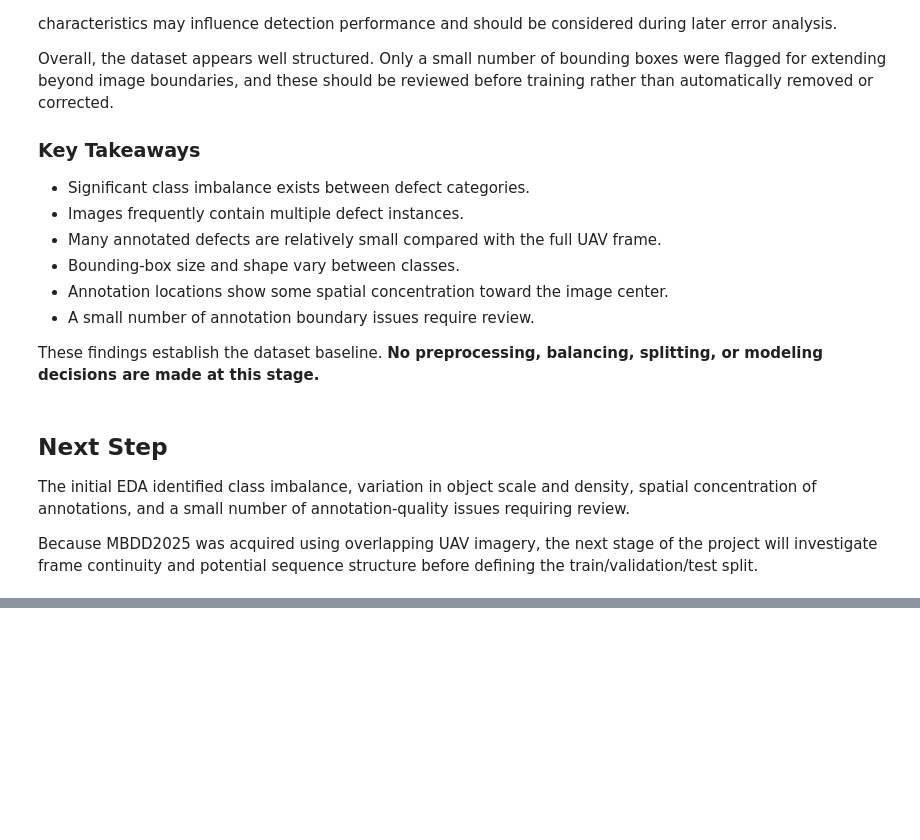
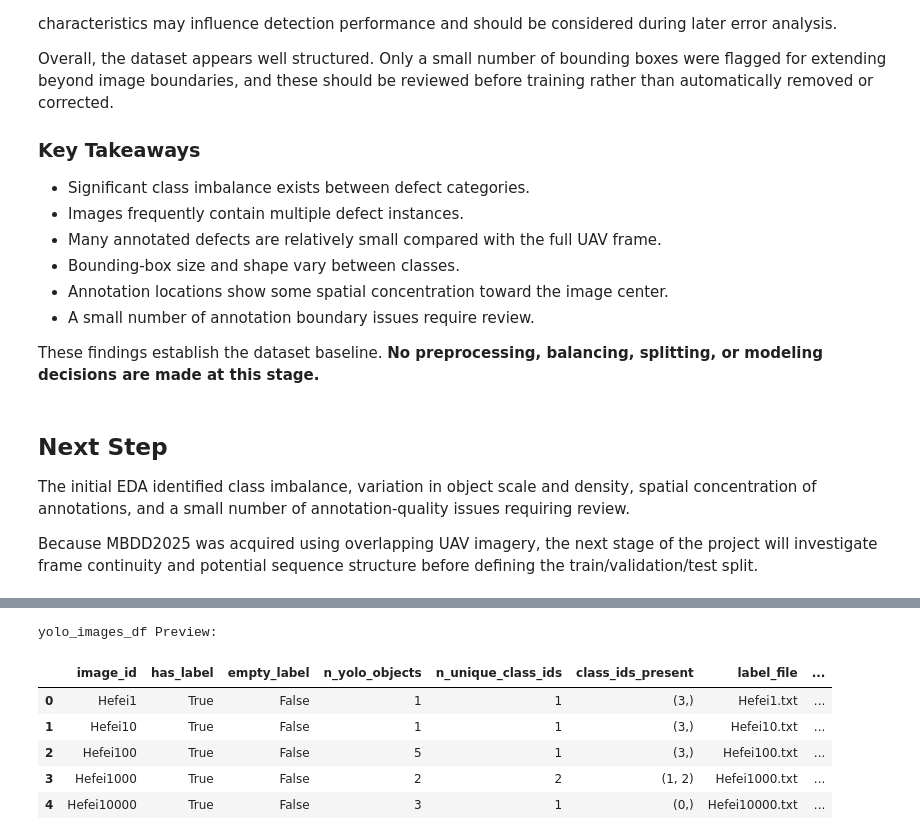
Before and after one commit to Ouriel91/ai-deep-learning-course, a Jupyter notebook: project_02_mbdd2025/project_2_Ouri_Ilya.ipynb, the cells around one changed output, grey strips where cells are left out. Saved outputs shown, nothing was run; the diff lists cells and outputs as text; code cells hidden in the pictures; blank space fills up the shorter version.

Commit message:
finish first phase project

```diff
--- a/project_02_mbdd2025/project_2_Ouri_Ilya.ipynb
+++ b/project_02_mbdd2025/project_2_Ouri_Ilya.ipynb
@@ -645,0 +1064,59 @@ Because MBDD2025 was acquired using overlapping UAV imagery, the next stage of t
+# %%
+# 17.5 BUILD yolo_images_df
+
+# Group objects to get image-level statistics
+yolo_obj_grouped = yolo_objects_df.groupby('image_id').agg({
+    'class_id': [lambda x: tuple(sorted(set(x))), 'nunique', 'count'],
+    'label_file': 'first'
+})
+yolo_obj_grouped.columns = ['class_ids_present', 'n_unique_class_ids', 'n_yolo_objects', 'label_file']
+
+yolo_img_data = []
+for i_id in sorted(list(valid_image_ids)):
+    has_label = i_id in label_map
+    label_path = label_map.get(i_id)
+
+    if i_id in yolo_obj_grouped.index:
+        stats = yolo_obj_grouped.loc[i_id]
+        empty_label = False
+        n_objs = stats['n_yolo_objects']
+        n_uniq = stats['n_unique_class_ids']
+        classes = stats['class_ids_present']
+        l_file = stats['label_file']
+    else:
+        empty_label = True if has_label else False
+        n_objs = 0
+        n_uniq = 0
+        classes = ()
+        l_file = label_path.name if has_label else None
+
+    yolo_img_data.append({
+        'image_id': i_id,
+        'has_label': has_label,
+        'empty_label': empty_label,
+        'n_yolo_objects': n_objs,
+        'n_unique_class_ids': n_uniq,
+        'class_ids_present': classes,
+        'label_file': l_file
+    })
+
+yolo_images_df = pd.DataFrame(yolo_img_data)
+
+# Attach split from split_manifest
+yolo_images_df = yolo_images_df.merge(
+    split_manifest,
+    on='image_id',
+    how='left',
+    validate='one_to_one'
+)
+
+print("yolo_images_df Preview:")
+display(yolo_images_df.head())
+# %% [output]
+yolo_images_df Preview:
+|  | image_id | has_label | empty_label | n_yolo_objects | n_unique_class_ids | class_ids_present | label_file | ... |
+| 0 | Hefei1 | True | False | 1 | 1 | (3,) | Hefei1.txt | ... |
+| 1 | Hefei10 | True | False | 1 | 1 | (3,) | Hefei10.txt | ... |
+| 2 | Hefei100 | True | False | 5 | 1 | (3,) | Hefei100.txt | ... |
+| 3 | Hefei1000 | True | False | 2 | 2 | (1, 2) | Hefei1000.txt | ... |
+| 4 | Hefei10000 | True | False | 3 | 1 | (0,) | Hefei10000.txt | ... |
```
Also changed, not shown: parts of 86 cells of this notebook.
